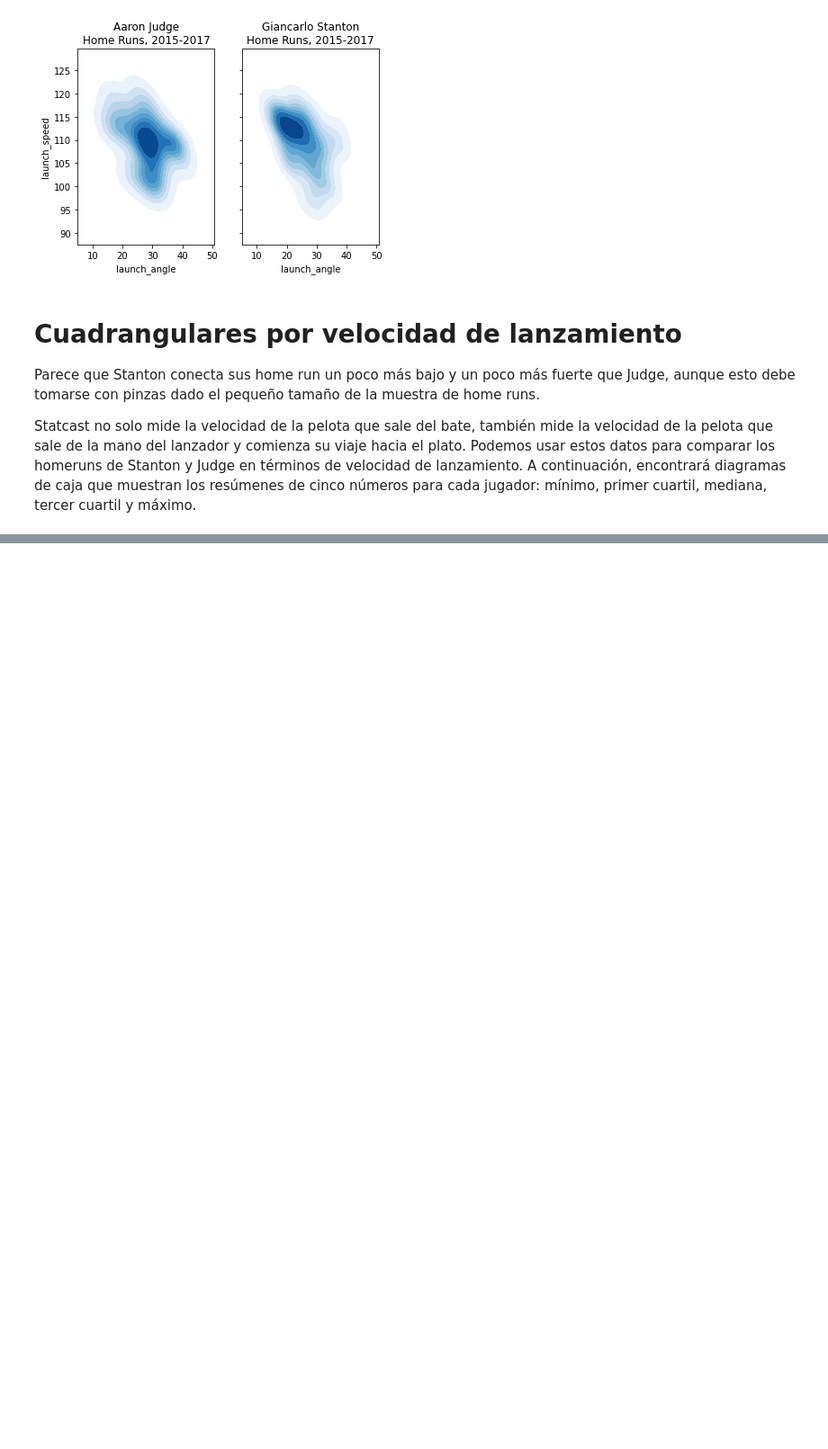
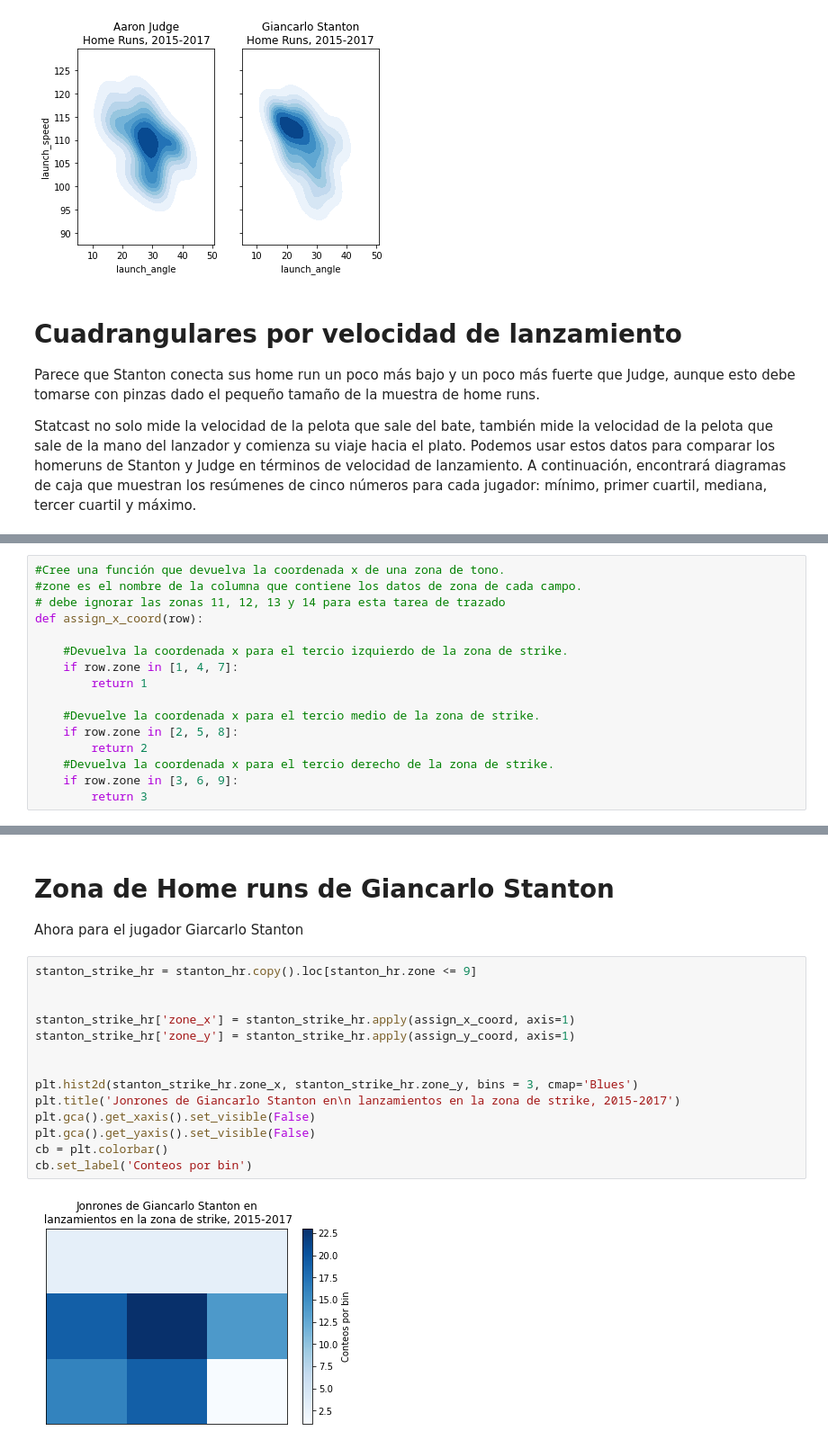
Before and after one commit to estefiturin/proyectos_analisis_de_datos-, a Jupyter notebook: Analisis_de_datos_en_el_baseball/notes.ipynb, the cells around one changed output, grey strips where cells are left out. Shown: that part at 90% size. Drawn from its saved outputs; the diff is of its cells as text; blank space fills up the shorter version.

```diff
--- a/Analisis_de_datos_en_el_baseball/notes.ipynb
+++ b/Analisis_de_datos_en_el_baseball/notes.ipynb
@@ -134,0 +147,16 @@ sns.boxplot(x='player_name', y='release_speed', color='tab:blue', data=judge_sta
+# %%
+#Cree una función que devuelva la coordenada x de una zona de tono.
+#zone es el nombre de la columna que contiene los datos de zona de cada campo.
+# debe ignorar las zonas 11, 12, 13 y 14 para esta tarea de trazado
+def assign_x_coord(row):
+
+    #Devuelva la coordenada x para el tercio izquierdo de la zona de strike.
+    if row.zone in [1, 4, 7]:
+        return 1
+
+    #Devuelve la coordenada x para el tercio medio de la zona de strike.
+    if row.zone in [2, 5, 8]:
+        return 2
+    #Devuelva la coordenada x para el tercio derecho de la zona de strike.
+    if row.zone in [3, 6, 9]:
+        return 3
@@ -134,0 +209,19 @@ sns.boxplot(x='player_name', y='release_speed', color='tab:blue', data=judge_sta
+# %% [markdown]
+# Zona de Home runs de Giancarlo Stanton
+Ahora para el jugador Giarcarlo Stanton
+# %%
+stanton_strike_hr = stanton_hr.copy().loc[stanton_hr.zone <= 9]
+
+
+stanton_strike_hr['zone_x'] = stanton_strike_hr.apply(assign_x_coord, axis=1)
+stanton_strike_hr['zone_y'] = stanton_strike_hr.apply(assign_y_coord, axis=1)
+
+
+plt.hist2d(stanton_strike_hr.zone_x, stanton_strike_hr.zone_y, bins = 3, cmap='Blues')
+plt.title('Jonrones de Giancarlo Stanton en\n lanzamientos en la zona de strike, 2015-2017')
+plt.gca().get_xaxis().set_visible(False)
+plt.gca().get_yaxis().set_visible(False)
+cb = plt.colorbar()
+cb.set_label('Conteos por bin')
+# %% [output]
+[figure, added]
```
Also changed, not shown: parts of 8 cells of this notebook.
